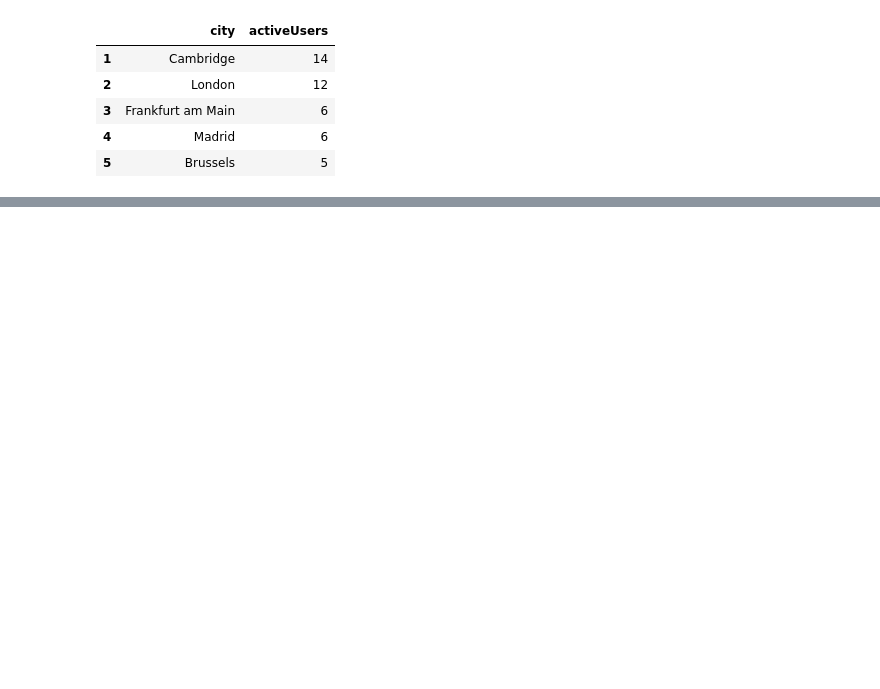
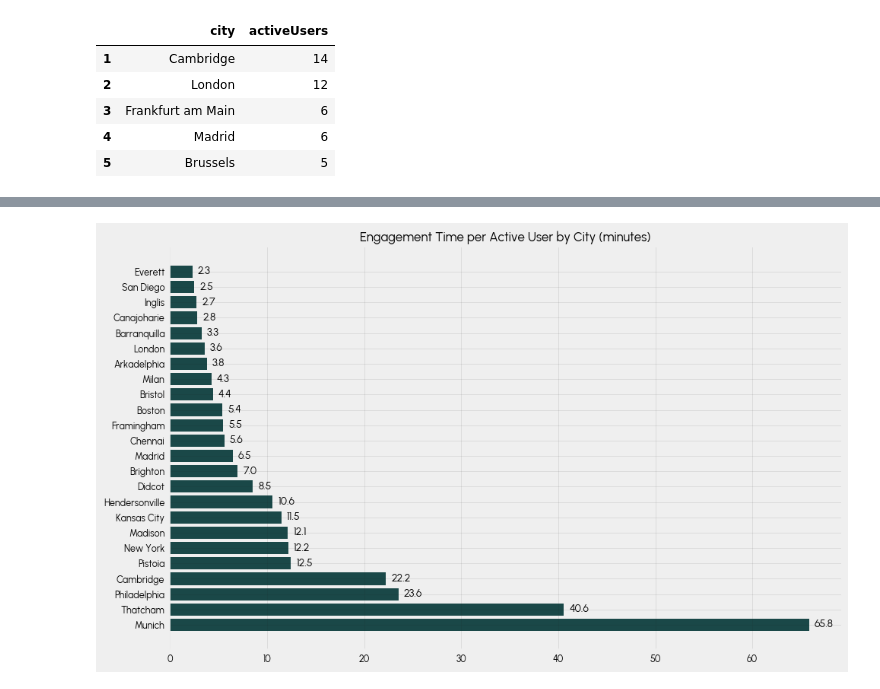
Before and after one commit to festim-dev/pose, a Jupyter notebook: main.ipynb, the cells around one changed output, grey strips where cells are left out. Saved outputs shown, nothing was run; the diff lists cells and outputs as text; code cells hidden in the pictures; blank space fills up the shorter version.

```diff
--- a/main.ipynb
+++ b/main.ipynb
@@ -906,5 +931,6 @@ def users_world(property_id="YOUR-GA4-PROPERTY-ID"):
 # %%
 FESTIM_DOCS_ID = "521295665"
+FESTIM_TUTO_ID = "521287230"
 response = users_city(FESTIM_DOCS_ID)
 # %% [output]
 Report result:
@@ -1082,0 +1111,2 @@ plt.show()
+# %%
+response = engagement_time_per_active_user(FESTIM_TUTO_ID)
@@ -1082,0 +1131,9 @@ plt.show()
+# %%
+df_engagement = pd.DataFrame(
+    {
+        "city": [row.dimension_values[0].value for row in response.rows],
+        "engagementTime": [int(row.metric_values[0].value) for row in response.rows],
+        "activeUsers": [int(row.metric_values[1].value) for row in response.rows],
+    }
+)
+df_engagement.head()
@@ -1082,0 +1147,7 @@ plt.show()
+# %%
+df_engagement["engagementTimePerActiveUser"] = df_engagement["engagementTime"] / df_engagement["activeUsers"]
+
+# sort by engagementTimePerActiveUser
+df_engagement = df_engagement.sort_values(by="engagementTimePerActiveUser", ascending=False)
+
+df_engagement.head()
@@ -1082,0 +1163,16 @@ plt.show()
+# %%
+seconds_to_minutes = 1/60
+
+slice_size = 25
+df_engagement_slice = df_engagement.head(slice_size)
+# remove (not set) from df_slice
+df_engagement_slice = df_engagement_slice[df_engagement_slice['city'] != '(not set)']
+
+plt.figure(figsize=(10, 6))
+plt.barh(df_engagement_slice["city"], df_engagement_slice["engagementTimePerActiveUser"] * seconds_to_minutes)
+plt.bar_label(plt.gca().containers[0], fmt="%.1f", padding=5)
+plt.title("Engagement Time per Active User by City (minutes)")
+plt.tight_layout()
+plt.show()
+# %% [output]
+[figure, added]
```
Also changed, not shown: parts of 15 cells of this notebook.
